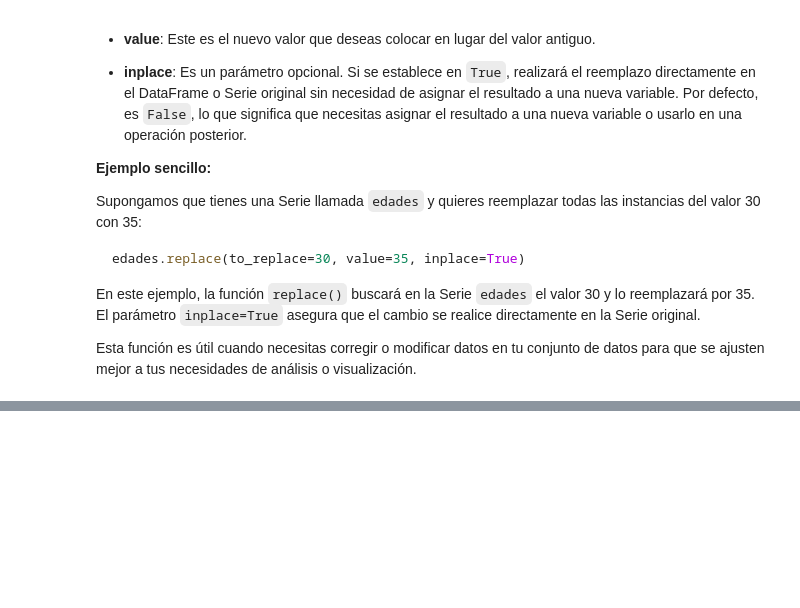
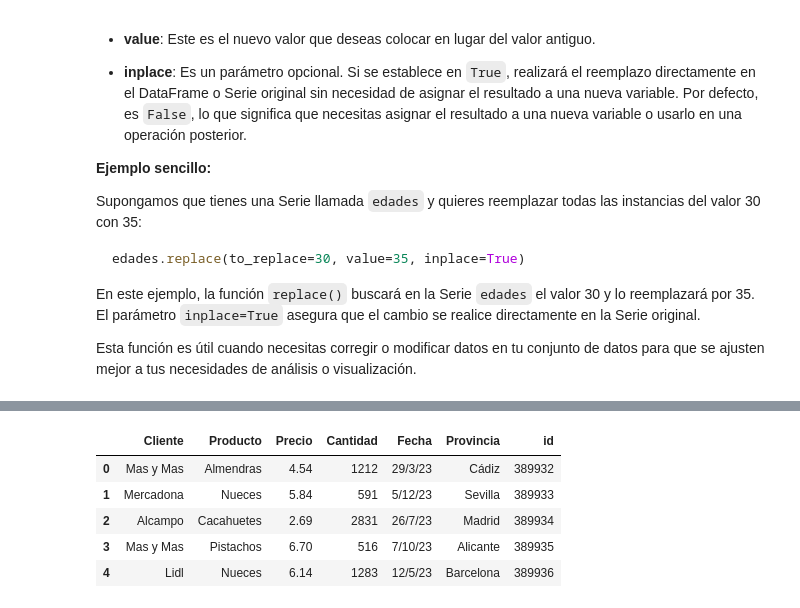
Before and after one commit to JimenaCambronero/Python_Pandas, a Jupyter notebook: 8_CalidadDatosCorreccion.ipynb, the cells around one changed output, grey strips where cells are left out. Saved outputs shown, nothing was run; the diff lists cells and outputs as text; code cells hidden in the pictures; blank space fills up the shorter version.

```diff
--- a/8_CalidadDatosCorreccion.ipynb
+++ b/8_CalidadDatosCorreccion.ipynb
@@ -702,0 +745,10 @@ Esta función es útil cuando necesitas corregir o modificar datos en tu conjunt
+# %%
+# Recordar que sin inplace no lo cambia
+df.head(5)
+# %% [output]
+|  | Cliente | Producto | Precio | Cantidad | Fecha | Provincia | id |
+| 0 | Mas y Mas | Almendras | 4.54 | 1212 | 29/3/23 | Cádiz | 389932 |
+| 1 | Mercadona | Nueces | 5.84 | 591 | 5/12/23 | Sevilla | 389933 |
+| 2 | Alcampo | Cacahuetes | 2.69 | 2831 | 26/7/23 | Madrid | 389934 |
+| 3 | Mas y Mas | Pistachos | 6.70 | 516 | 7/10/23 | Alicante | 389935 |
+| 4 | Lidl | Nueces | 6.14 | 1283 | 12/5/23 | Barcelona | 389936 |
```
Also changed, not shown: parts of 29 cells of this notebook, 1 other file.
